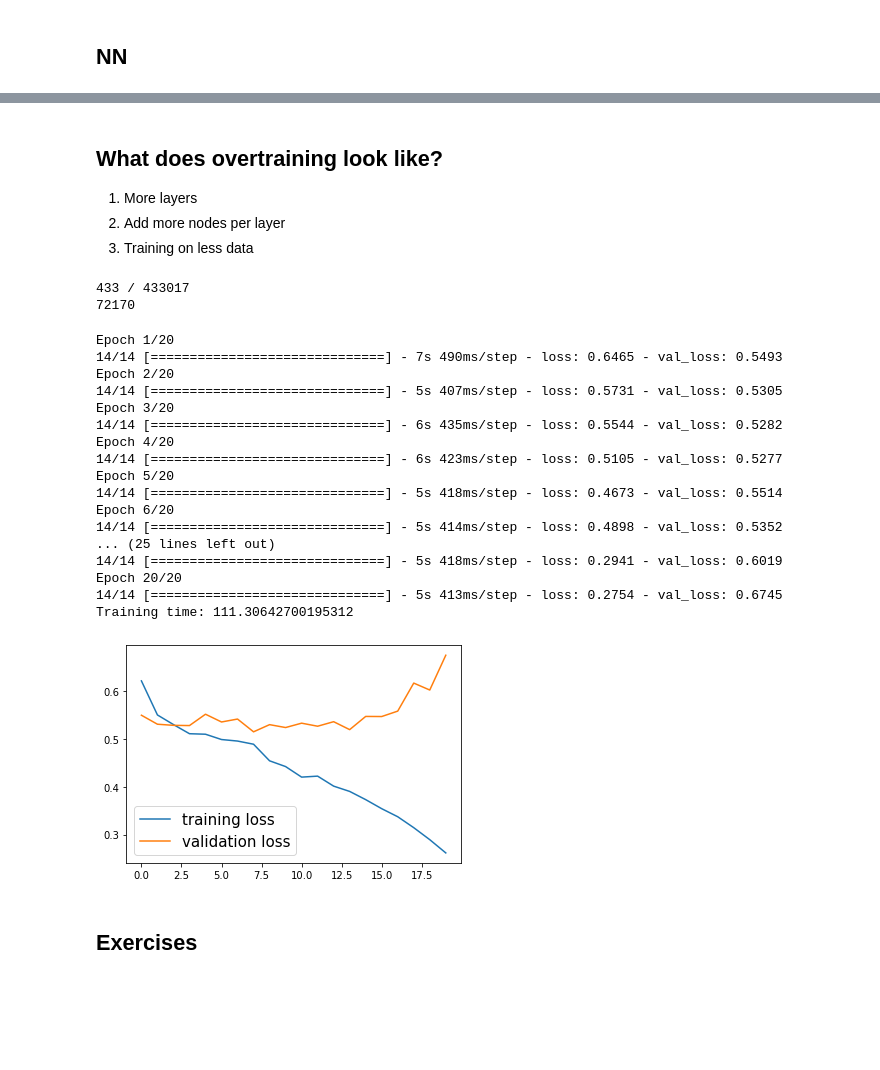
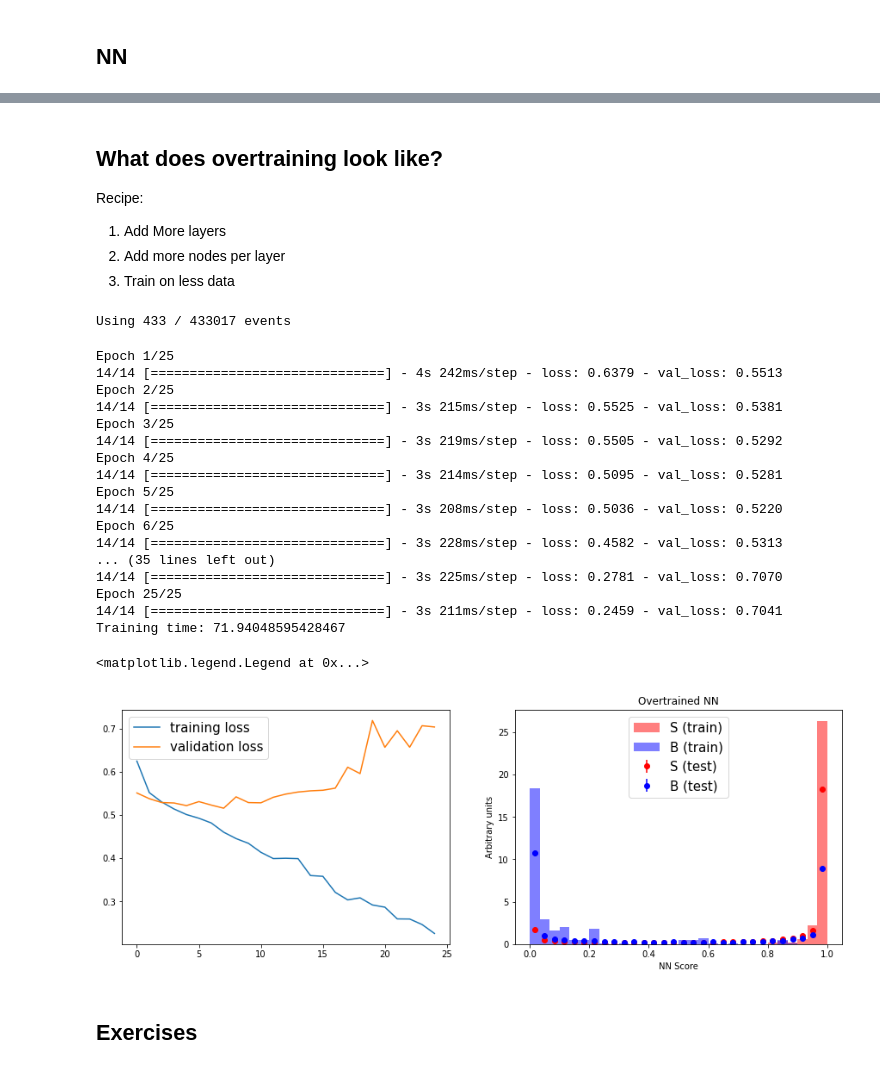
Before and after one commit to usatlas-ml-training/Intro-BDT-NN, a Jupyter notebook: HEPML_HandsOn_NN.ipynb, the cells around one changed output, grey strips where cells are left out. Saved outputs shown, nothing was run; the diff lists cells and outputs as text; code cells hidden in the pictures; blank space fills up the shorter version.

```diff
--- a/HEPML_HandsOn_NN.ipynb
+++ b/HEPML_HandsOn_NN.ipynb
@@ -333,19 +331,21 @@ Z: 0.8254382210121161
 # %% [markdown]
 ## What does overtraining look like?
 
-1. More layers
+Recipe:
+1. Add More layers
 2. Add more nodes per layer
-3. Training on less data
+3. Train on less data
 # %%
+#Crazy Example
 N = len(X_train)
 n = int(N/1000)
-print(n,"/",N)
-print(len(X_test))
+print("Using",n,"/",N, "events")
+
 X_small = X_train[:n]
 y_small = y_train[:n]
+weights_small = weights_train[:n]
 # %% [output]
-433 / 433017
-72170
+Using 433 / 433017 events
 # %%
 ot_model = tf.keras.models.Sequential([
     tf.keras.layers.Flatten(input_shape=(X_small.shape[1],)), # input layer
@@ -357,33 +357,45 @@ ot_model = tf.keras.models.Sequential([
 ot_model.compile(loss="binary_crossentropy", optimizer="adam")
 starting_time = time.time( )
 
-the_overfit = ot_model.fit(X_small, y_small.values, epochs=20 ,validation_data=(X_val, y_val))#, class_weight=class_weights)
+the_overfit = ot_model.fit(X_small, y_small.values, epochs=25 ,validation_data=(X_val, y_val))#, class_weight=class_weights)
 training_time = time.time( ) - starting_time
 print("Training time:",training_time)
 # %% [output]
-Epoch 1/20
-14/14 [==============================] - 7s 490ms/step - loss: 0.6465 - val_loss: 0.5493
-Epoch 2/20
-14/14 [==============================] - 5s 407ms/step - loss: 0.5731 - val_loss: 0.5305
-Epoch 3/20
-14/14 [==============================] - 6s 435ms/step - loss: 0.5544 - val_loss: 0.5282
-Epoch 4/20
-14/14 [==============================] - 6s 423ms/step - loss: 0.5105 - val_loss: 0.5277
-Epoch 5/20
-14/14 [==============================] - 5s 418ms/step - loss: 0.4673 - val_loss: 0.5514
-Epoch 6/20
-14/14 [==============================] - 5s 414ms/step - loss: 0.4898 - val_loss: 0.5352
-... (25 lines left out)
-14/14 [==============================] - 5s 418ms/step - loss: 0.2941 - val_loss: 0.6019
-Epoch 20/20
-14/14 [==============================] - 5s 413ms/step - loss: 0.2754 - val_loss: 0.6745
-Training time: 111.30642700195312
+Epoch 1/25
+14/14 [==============================] - 4s 242ms/step - loss: 0.6379 - val_loss: 0.5513
+Epoch 2/25
+14/14 [==============================] - 3s 215ms/step - loss: 0.5525 - val_loss: 0.5381
+Epoch 3/25
+14/14 [==============================] - 3s 219ms/step - loss: 0.5505 - val_loss: 0.5292
+Epoch 4/25
+14/14 [==============================] - 3s 214ms/step - loss: 0.5095 - val_loss: 0.5281
+Epoch 5/25
+14/14 [==============================] - 3s 208ms/step - loss: 0.5036 - val_loss: 0.5220
+Epoch 6/25
+14/14 [==============================] - 3s 228ms/step - loss: 0.4582 - val_loss: 0.5313
+... (35 lines left out)
+14/14 [==============================] - 3s 225ms/step - loss: 0.2781 - val_loss: 0.7070
+Epoch 25/25
+14/14 [==============================] - 3s 211ms/step - loss: 0.2459 - val_loss: 0.7041
+Training time: 71.94048595428467
-# %%
-plt.plot(the_overfit.history['loss'],label="training loss")
-plt.plot(the_overfit.history['val_loss'],label="validation loss")
-_ = plt.legend(fontsize=15)
-# %% [output]
-[figure, removed]
+# %%
+ot_y_pred_test = ot_model.predict(X_test).ravel()
+ot_y_pred_train = ot_model.predict(X_small).ravel()
+# %%
+fig, axes = plt.subplots(1, 2, sharex=False, figsize=(15,5))
+
+axes[0].plot(the_overfit.history['loss'],label="training loss")
+axes[0].plot(the_overfit.history['val_loss'],label="validation loss")
+axes[0].legend(fontsize=15)
+
+axes[1].set_title("Overtrained NN")
+compare_train_test(ot_y_pred_train, y_small, ot_y_pred_test, y_test,
+                   xlabel="NN Score", title="Overtrained NN",
+                   weights_train=weights_small.values, weights_test=weights_test.values)
+axes[1].legend(loc="upper center",fontsize = 15)
+# %% [output]
+<matplotlib.legend.Legend at 0x...>
+[figure, added]
 # %% [markdown]
 ## Exercises
 # %% [markdown]
```
Also changed, not shown: parts of 10 cells of this notebook, 1 other file.
